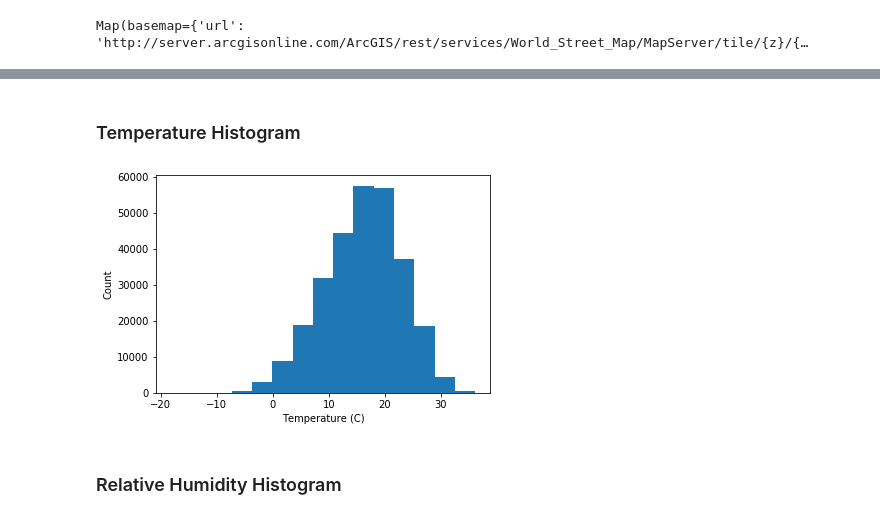
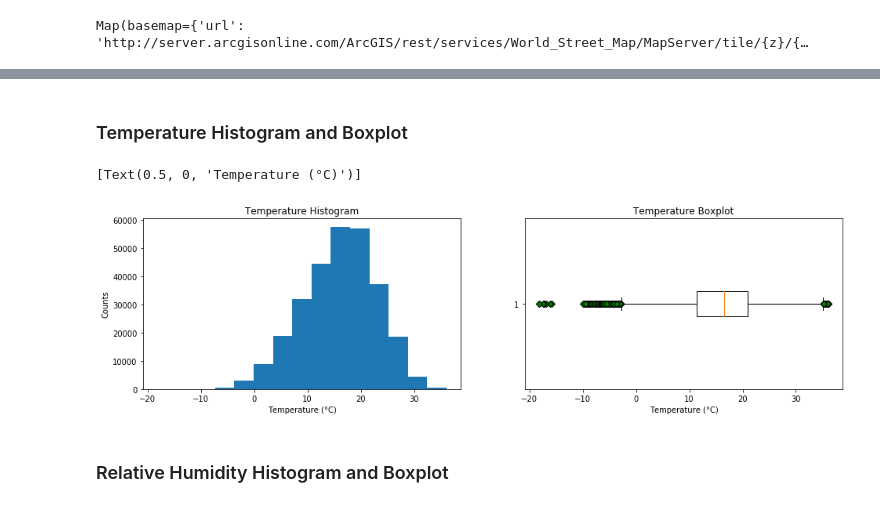
Before and after one commit to guilhAbreu/Environment-Canada-Weather-Info-Processing, a Jupyter notebook: EnvCanWeaInfo.ipynb, the cells around one changed output, grey strips where cells are left out. Drawn from its saved outputs; the diff is of its cells as text; code cells hidden in the pictures.

Commit message:
Replace pipe method by listdir method to find the name of the files. Add boxplot for temperature and RH. Add Text to some sections as well

```diff
--- a/EnvCanWeaInfo.ipynb
+++ b/EnvCanWeaInfo.ipynb
@@ -17,6 +19,8 @@ from ipyleaflet import *
+# %%
+dataPath     = "../data_set/EnviromentCanada/QuebecStations/"
+metaDataName = "stations_inventory.csv"
 # %%
 #It opens the metadata and selects the Ids from the Province of Quebec.
-metaData = pd.read_csv("stations_inventory.csv")
+metaData = pd.read_csv(metaDataName)
 quebecStations = metaData[metaData["Province"] == "QUEBEC"]
 IDs = quebecStations["Station ID"].unique()
-dataPath = "../data_set/EnviromentCanada/QuebecStations/"
@@ -27,9 +33,7 @@ dataPath = "../data_set/EnviromentCanada/QuebecStations/"
 dataSet = dict()
 
 #It gets the name of each file downloaded previously
-pipe = os.popen("ls -N " + dataPath)
-stationFiles = pipe.readlines()
-stationFiles = [file.replace('\n','') for file in stationFiles]
+stationFiles = os.listdir(dataPath)
 # %%
 #It opens them
 for file in stationFiles:
@@ -138,16 +144,25 @@ Label(value='[27.581329075043357, -152.30088902225597]')
 # %% [markdown]
-### Temperature Histogram
+### Temperature Histogram and Boxplot
 # %%
 tmp = np.asarray([dataSet[key]['Temp (°C)'].values for key in dataSet]).flatten()
 tmp = tmp[~np.isnan(tmp)]
-plt.hist(tmp, bins=15)
-plt.ylabel('Count')
-plt.xlabel('Temperature (C)')
-plt.show()
-# %% [output]
-[figure, removed]
+# %%
+green_diamond = dict(markerfacecolor='g', marker='D')
+
+fig, ax = plt.subplots(1, 2, figsize =(16,4))
+
+ax[0].set_title('Temperature Histogram')
+ax[0].hist(tmp, bins=15)
+ax[0].set(xlabel='Temperature (°C)', ylabel='Counts')
+
+ax[1].set_title('Temperature Boxplot')
+ax[1].boxplot(tmp, vert = False, flierprops=green_diamond)
+ax[1].set(xlabel='Temperature (°C)')
+# %% [output]
+[Text(0.5, 0, 'Temperature (°C)')]
+[figure, added]
 # %% [markdown]
-### Relative Humidity Histogram
+### Relative Humidity Histogram and Boxplot
 # %%
 rh = np.asarray([dataSet[key]['Rel Hum (%)'].values for key in dataSet]).flatten()
 rh = rh[~np.isnan(rh)]
```
Also changed, not shown: parts of 9 cells of this notebook.
